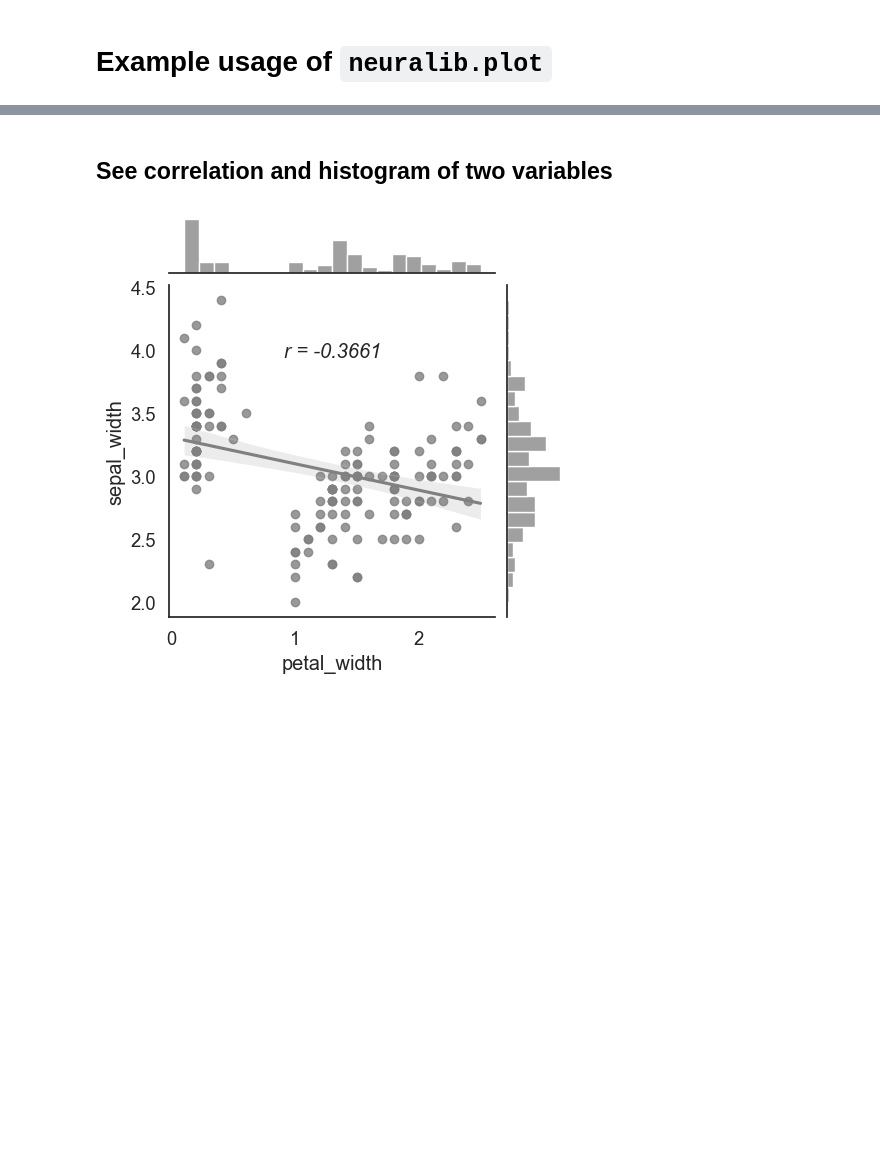
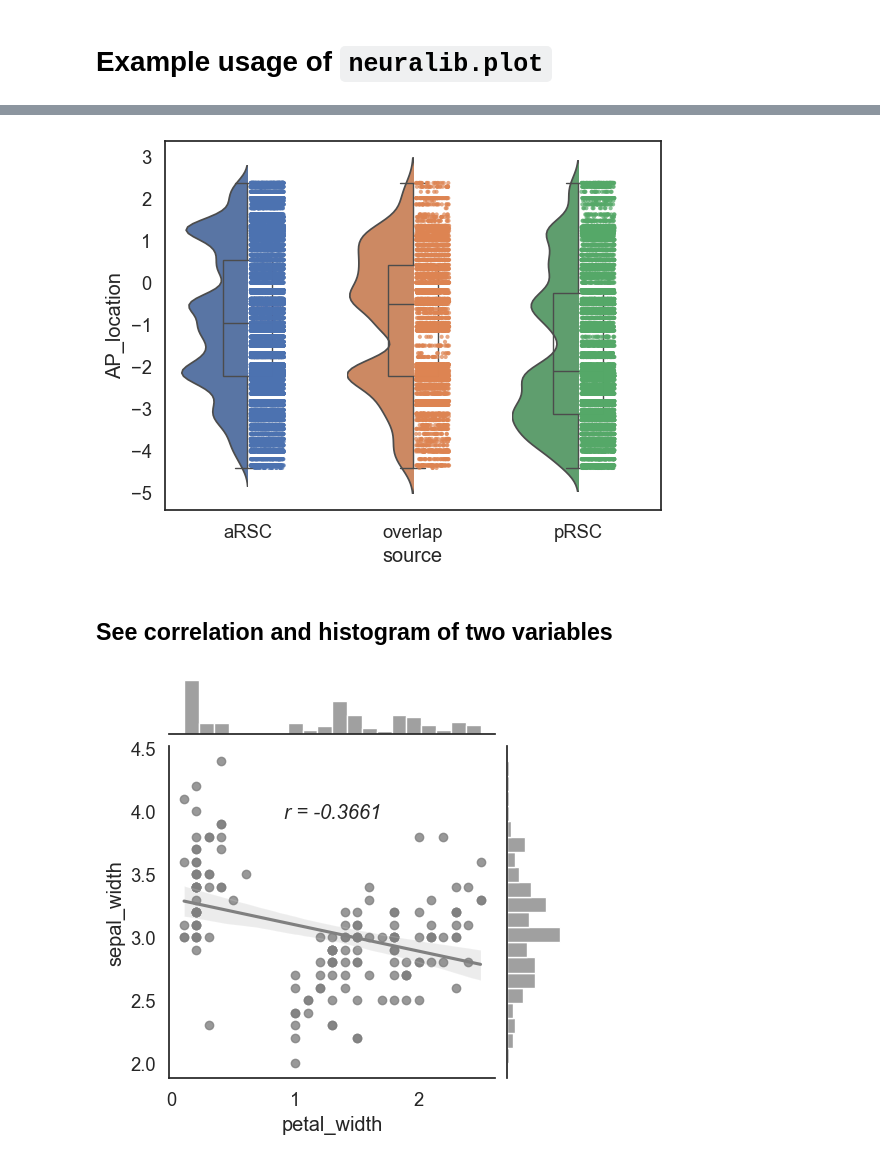
Before and after one commit to ytsimon2004/neuralib, a Jupyter notebook: doc/source/notebooks/example_neuralib_plot.ipynb, the cells around one changed output, grey strips where cells are left out. Cells and saved outputs as stored; diff of their text form; code cells hidden in the pictures; blank space fills up the shorter version.

Commit message:
deprecation cleanup and plot example nb

```diff
--- a/doc/source/notebooks/example_neuralib_plot.ipynb
+++ b/doc/source/notebooks/example_neuralib_plot.ipynb
@@ -30,0 +25,3 @@ plt.show()
+# %%
+df = load_example_rois()
+_ = printdf(df, nrows=10)
@@ -31,3 +47,10 @@ plt.show()
+# %%
+sns.set(style='white', font_scale=1.2)
+fig, ax = plt.subplots()
+violin_boxplot(data=df, x='source', y='AP_location', hue='source', ax=ax)
+plt.show()
+# %% [output]
+[figure, added]
 # %% [markdown]
 ## See correlation and histogram of two variables
 # %%
```
Also changed, not shown: parts of 12 cells of this notebook, 9 other files.
